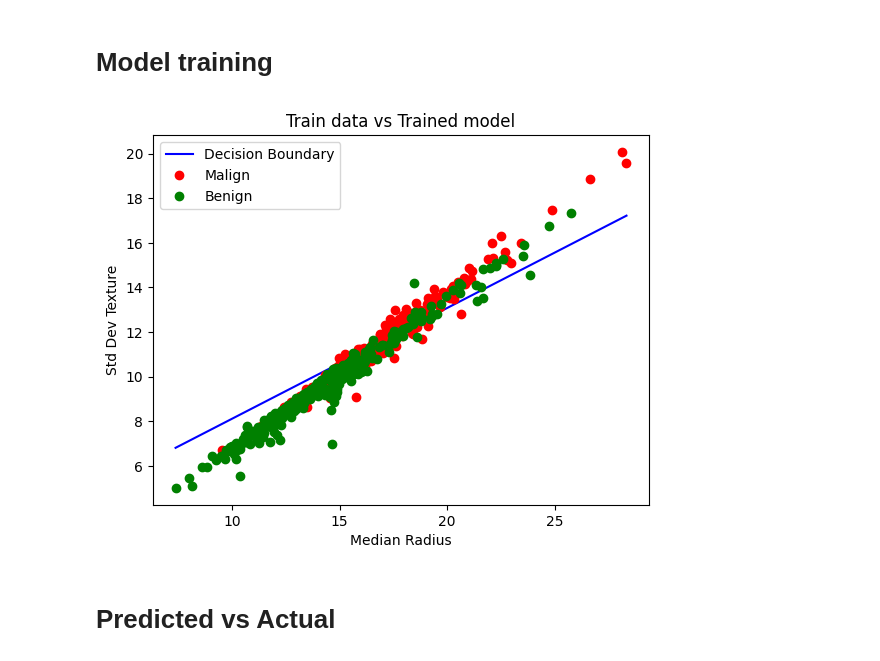
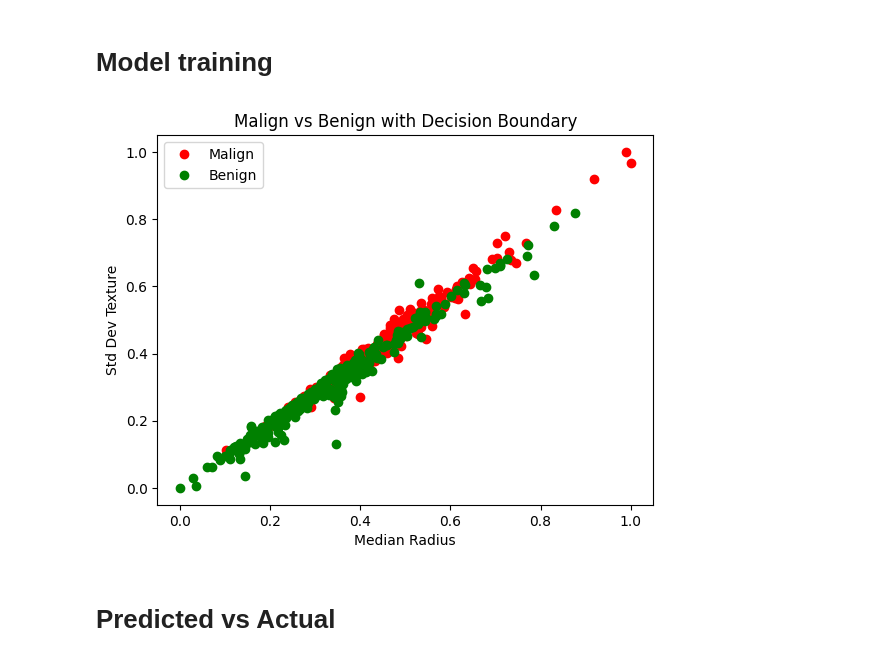
Before and after one commit to zdrobix/csubb, a Jupyter notebook: Semestru 4/IA/lab/lab6/problem2_tool.ipynb, the cells around one changed output. Drawn from its saved outputs; the diff is of its cells as text; code cells hidden in the pictures.

```diff
--- a/Semestru 4/IA/lab/lab6/problem2_tool.ipynb
+++ b/Semestru 4/IA/lab/lab6/problem2_tool.ipynb
@@ -140,41 +140,37 @@ plot_data(x_test_norm, y_test, 'Malign vs Bening normalised test data')
 # %%
 y_train = np.array(y_train)
 
 model = LogisticRegression()
-model.fit(x_train, y_train)
+model.fit(x_train_norm, y_train)
 
 w0 = model.intercept_[0]
 w1 = model.coef_[0][0]
 w2 = model.coef_[0][1]
 
-median_radius_train, std_texture_train = zip(*x_train)
+median_radius_train, std_texture_train = zip(*x_train_norm)
 median_radius_train = np.array(median_radius_train)
 std_texture_train = np.array(std_texture_train)
 
-x_vals = np.linspace(min(median_radius_train), max(median_radius_train), 100)
-y_vals = (-w1 * x_vals - w0) / w2
+# x_vals = np.linspace(min(median_radius_train), max(median_radius_train), 100)
+# y_vals = (-w1 * x_vals - w0) / w2
+#
+# plt.plot(
+#     x_vals, y_vals,
+#     'b-', label='Decision Boundary')
 
-plt.plot(
-    x_vals, y_vals,
-    'b-', label='Decision Boundary')
-plt.legend()
-plt.xlabel('Median Radius')
-plt.ylabel('Std Dev Texture')
-plt.title('Malign vs Benign with Decision Boundary')
-
-plot(title='Train data vs Trained model',
+plot(title='Malign vs Benign with Decision Boundary',
     x1=median_radius_train[y_train == 'M'],
     y1=std_texture_train[y_train == 'M'],
     label1='Malign',
     x2=median_radius_train[y_train == 'B'],
     y2=std_texture_train[y_train == 'B'],
     label2='Benign',
     title1='Median Radius',
     title2='Std Dev Texture',
     mode1='ro',
     mode2='go')
 # %% [output]
-[figure, old version]
+[figure, new version]
 # %% [markdown]
 # Predicted vs Actual
 # %%
```
Also changed, not shown: parts of 2 cells of this notebook.
